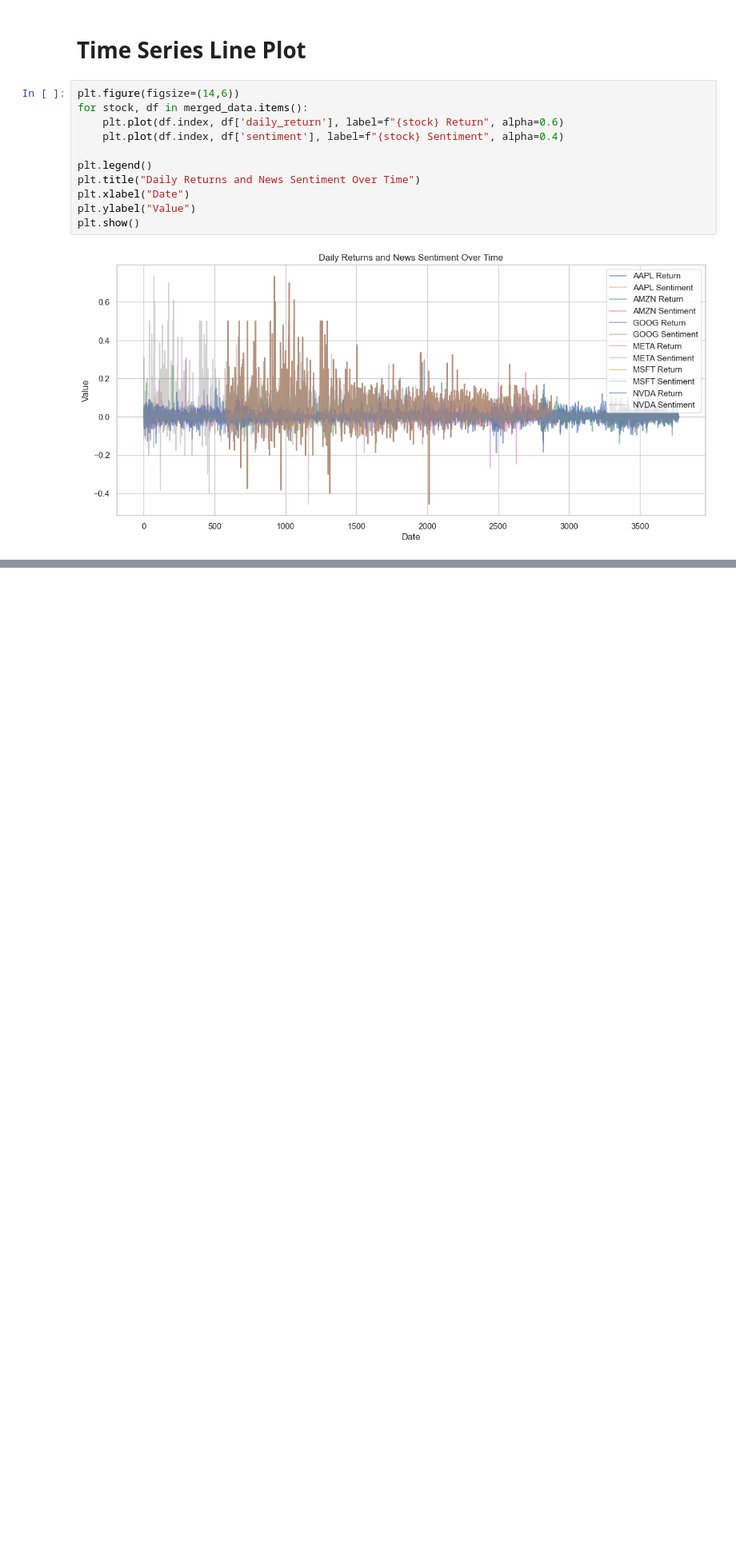
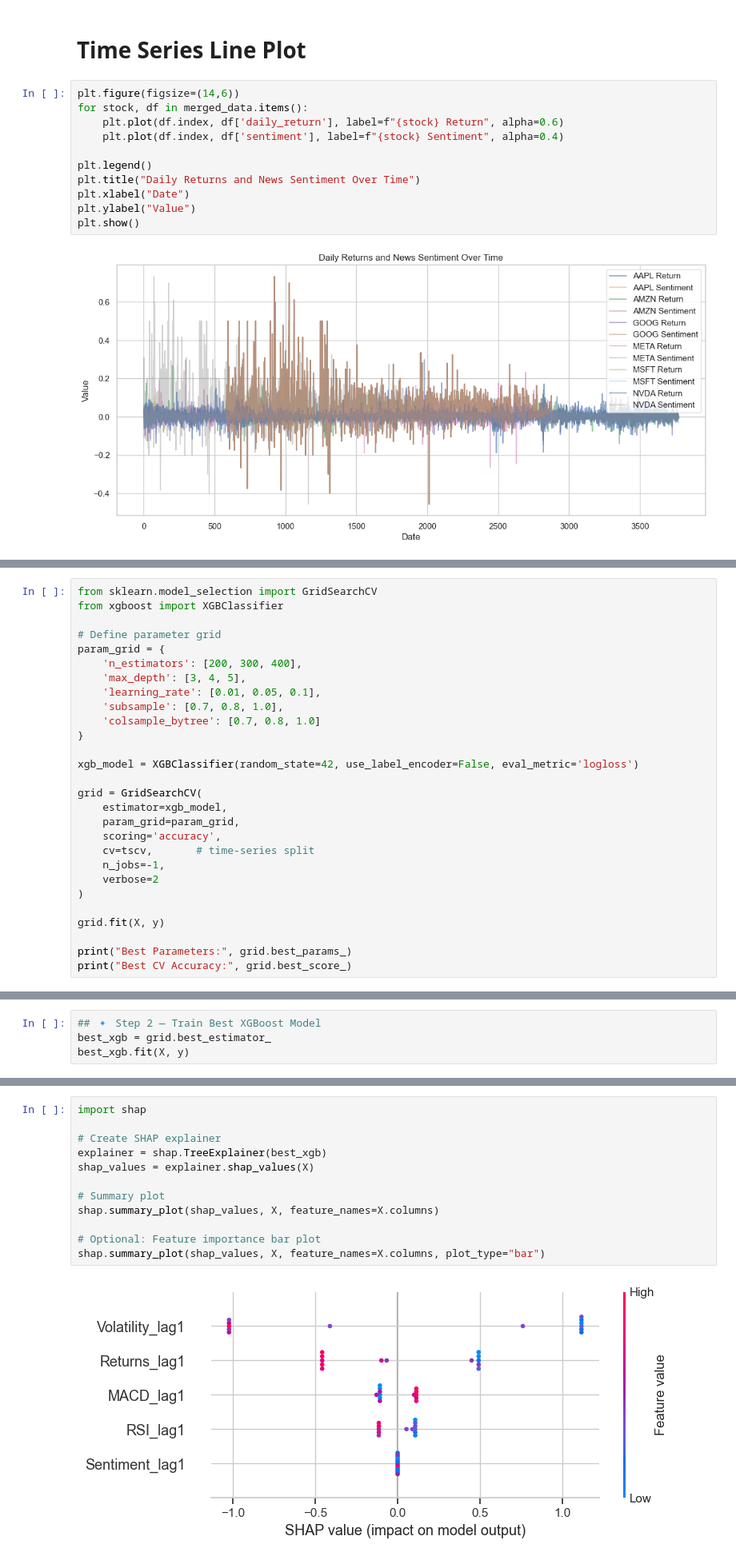
Before and after one commit to Kalalayu/Predicting-Price-Moves-with-News-Sentiment, a Jupyter notebook: notebooks/Task_3_Correlation.ipynb, the cells around one changed output, grey strips where cells are left out. Shown at 80% size. Drawn from its saved outputs; the diff is of its cells as text; blank space fills up the shorter version.

Commit message:
feat: XGBoost predictive pipeline with lagged features, hyperparameter tuning, and explainability (LIME, SHAP,)

```diff
--- a/notebooks/Task_3_Correlation.ipynb
+++ b/notebooks/Task_3_Correlation.ipynb
@@ -277,0 +792,28 @@ plt.show()
+# %%
+from sklearn.model_selection import GridSearchCV
+from xgboost import XGBClassifier
+
+# Define parameter grid
+param_grid = {
+    'n_estimators': [200, 300, 400],
+    'max_depth': [3, 4, 5],
+    'learning_rate': [0.01, 0.05, 0.1],
+    'subsample': [0.7, 0.8, 1.0],
+    'colsample_bytree': [0.7, 0.8, 1.0]
+}
+
+xgb_model = XGBClassifier(random_state=42, use_label_encoder=False, eval_metric='logloss')
+
+grid = GridSearchCV(
+    estimator=xgb_model,
+    param_grid=param_grid,
+    scoring='accuracy',
+    cv=tscv,       # time-series split
+    n_jobs=-1,
+    verbose=2
+)
+
+grid.fit(X, y)
+
+print("Best Parameters:", grid.best_params_)
+print("Best CV Accuracy:", grid.best_score_)
@@ -277,0 +827,4 @@ plt.show()
+# %%
+## 🔹 Step 2 — Train Best XGBoost Model
+best_xgb = grid.best_estimator_
+best_xgb.fit(X, y)
@@ -277,0 +849,14 @@ plt.show()
+# %%
+import shap
+
+# Create SHAP explainer
+explainer = shap.TreeExplainer(best_xgb)
+shap_values = explainer.shap_values(X)
+
+# Summary plot
+shap.summary_plot(shap_values, X, feature_names=X.columns)
+
+# Optional: Feature importance bar plot
+shap.summary_plot(shap_values, X, feature_names=X.columns, plot_type="bar")
+# %% [output]
+[figure, added]
```
Also changed, not shown: parts of 63 cells of this notebook.
